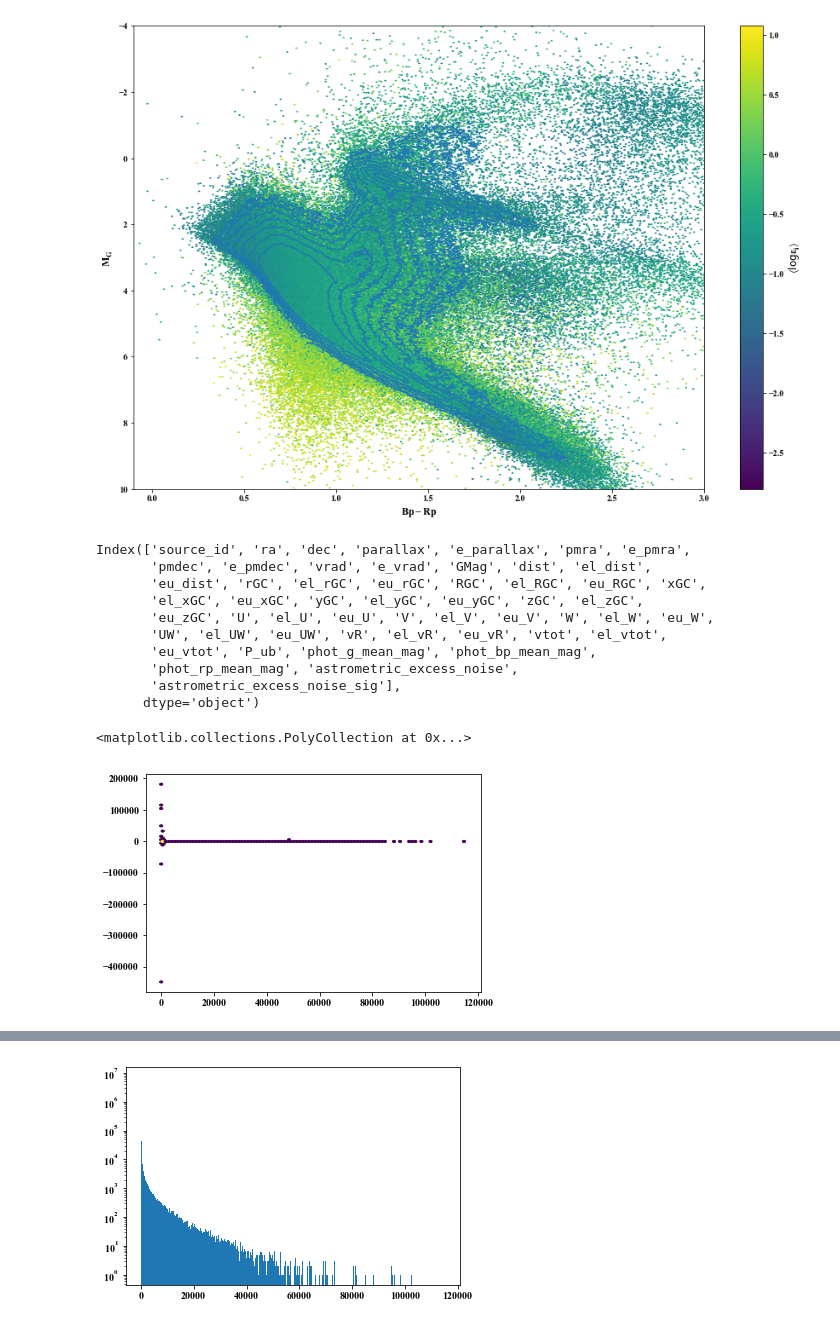
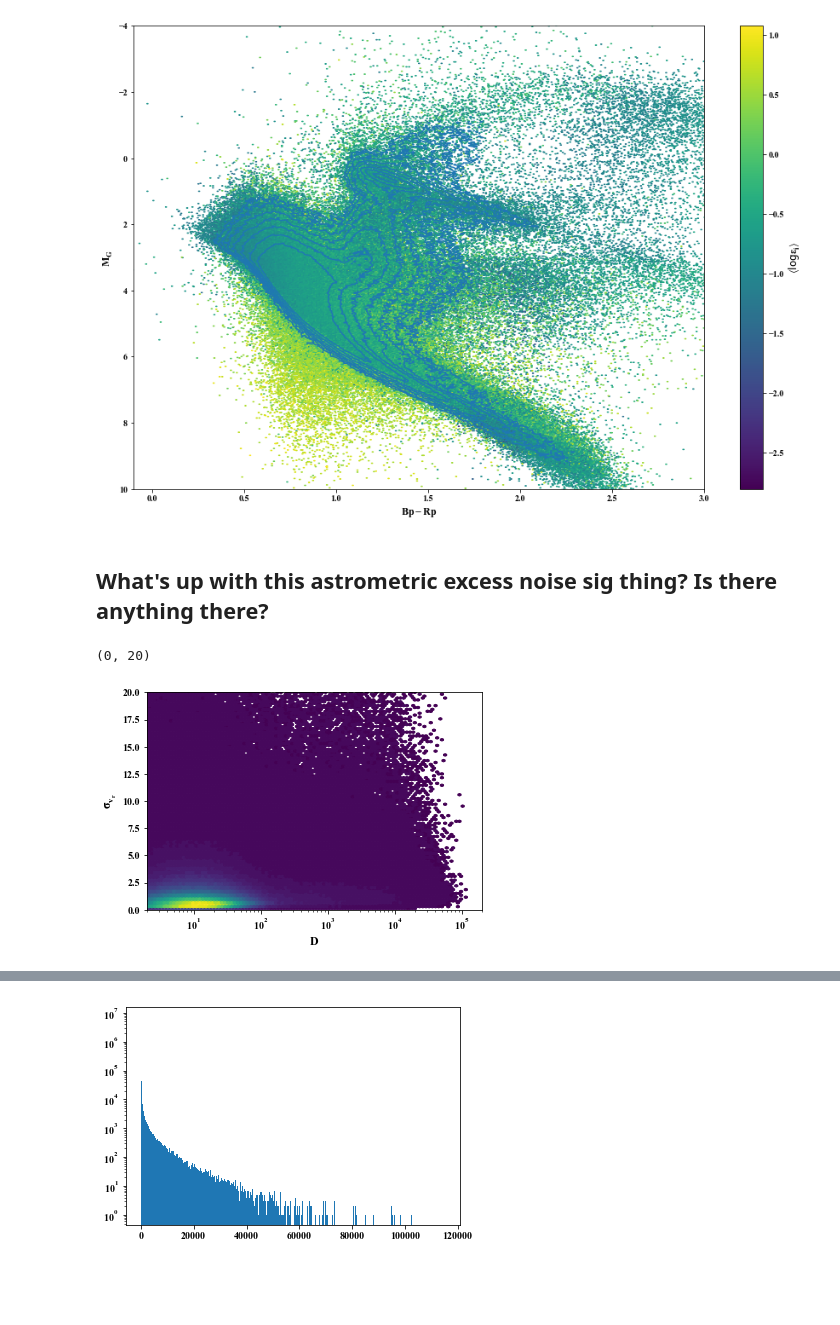
Before and after one commit to tzdwi/GaiaSprintBinary, a Jupyter notebook: gaia_kinematics.ipynb, the cells around one changed output, grey strips where cells are left out. Drawn from its saved outputs; the diff is of its cells as text; code cells hidden in the pictures; blank space fills up the shorter version.

Commit message:
more astrometric excess noise plots

```diff
--- a/gaia_kinematics.ipynb
+++ b/gaia_kinematics.ipynb
@@ -109,22 +115,16 @@ plt.ylabel(r'$M_G$')
 plt.savefig('CMD_1kpc_astrometric_excess_cont.png')
 # %% [output]
 [figure]
-# %%
-merge_df.columns
-# %% [output]
-Index(['source_id', 'ra', 'dec', 'parallax', 'e_parallax', 'pmra', 'e_pmra',
-       'pmdec', 'e_pmdec', 'vrad', 'e_vrad', 'GMag', 'dist', 'el_dist',
-       'eu_dist', 'rGC', 'el_rGC', 'eu_rGC', 'RGC', 'el_RGC', 'eu_RGC', 'xGC',
-       'el_xGC', 'eu_xGC', 'yGC', 'el_yGC', 'eu_yGC', 'zGC', 'el_zGC',
-       'eu_zGC', 'U', 'el_U', 'eu_U', 'V', 'el_V', 'eu_V', 'W', 'el_W', 'eu_W',
-       'UW', 'el_UW', 'eu_UW', 'vR', 'el_vR', 'eu_vR', 'vtot', 'el_vtot',
-       'eu_vtot', 'P_ub', 'phot_g_mean_mag', 'phot_bp_mean_mag',
-       'phot_rp_mean_mag', 'astrometric_excess_noise',
-       'astrometric_excess_noise_sig'],
-      dtype='object')
-# %%
-plt.hexbin(merge_df['astrometric_excess_noise_sig'],merge_df['e_vrad']/merge_df['vrad'],
-          mincnt=1,extent=(0,20,))
-# %% [output]
-<matplotlib.collections.PolyCollection at 0x...>
-[figure, removed]
+# %% [markdown]
+## What's up with this astrometric excess noise sig thing? Is there anything there?
+# %%
+sig_pos = merge_df['astrometric_excess_noise_sig'] > 2
+plt.hexbin(merge_df['astrometric_excess_noise_sig'][sig_pos],np.abs(merge_df['e_vrad'][sig_pos]),
+          mincnt=1,bins=50,xscale='log')
+plt.xlabel('$D$')
+plt.ylabel(r'$\sigma_{v_r}$')
+plt.xlim(2,2e5)
+plt.ylim(0,20)
+# %% [output]
+(0, 20)
+[figure, added]
```
Also changed, not shown: parts of 4 cells of this notebook.
